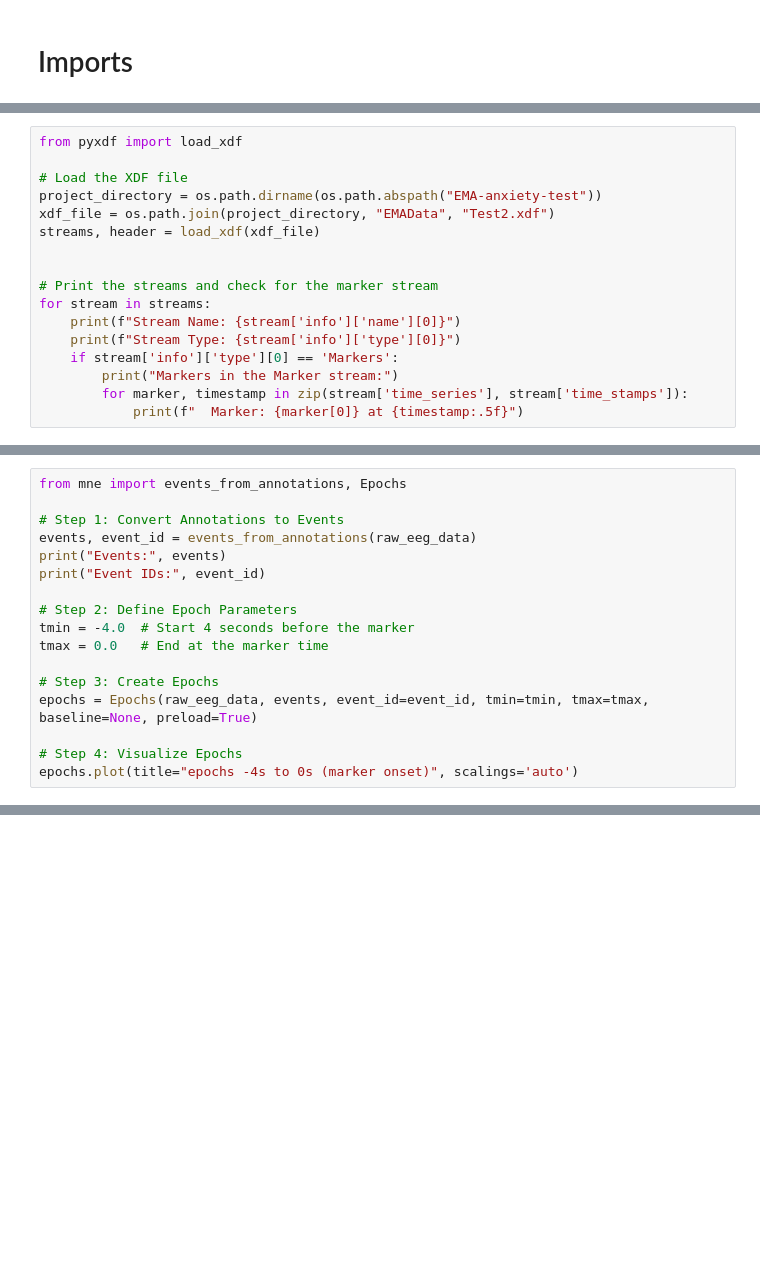
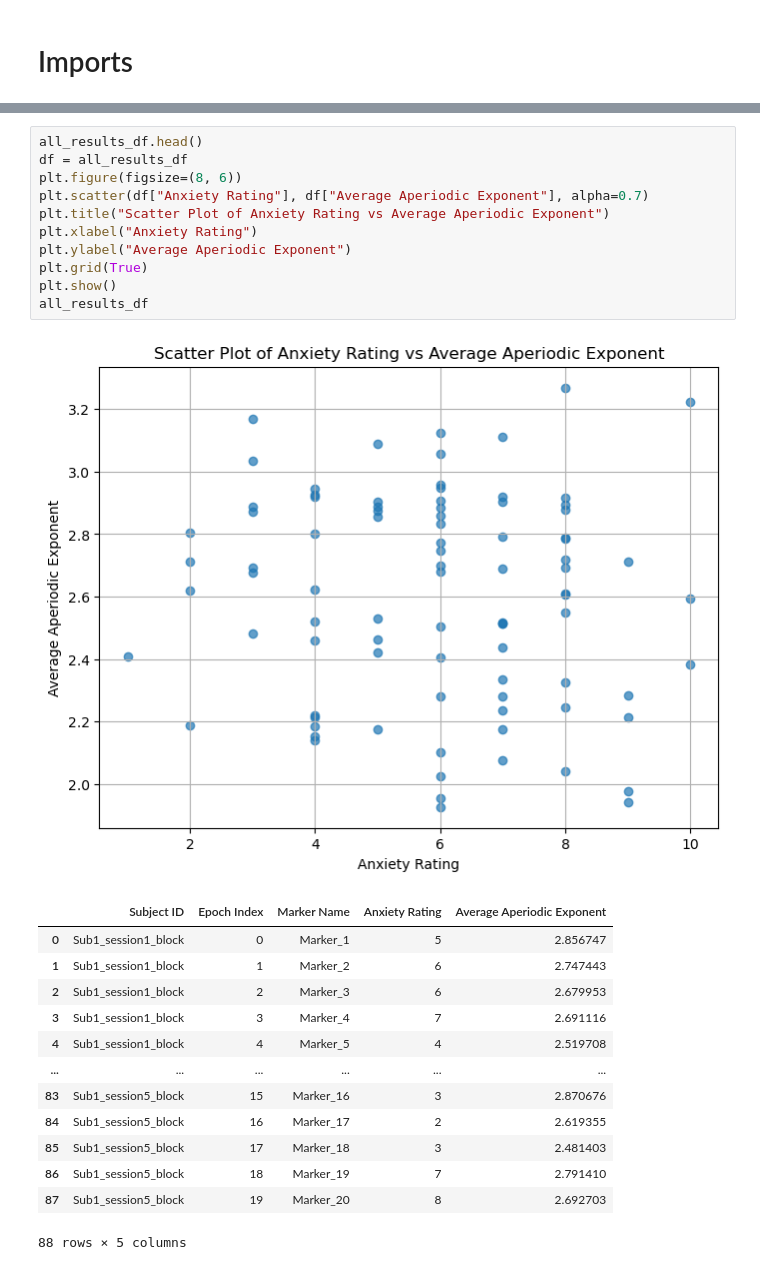
Before and after one commit to jaketear1/testing_learning, a Jupyter notebook: git-test/EMA-anxiety.ipynb, the cells around one changed output, grey strips where cells are left out. Drawn from its saved outputs; the diff is of its cells as text; blank space fills up the shorter version.

```diff
--- a/git-test/EMA-anxiety.ipynb
+++ b/git-test/EMA-anxiety.ipynb
@@ -591,17 +2,0 @@ Sent update tied to marker: {"marker update": "Marker_2", "user input": 10}
-# %%
-from pyxdf import load_xdf
-
-# Load the XDF file
-project_directory = os.path.dirname(os.path.abspath("EMA-anxiety-test"))
-xdf_file = os.path.join(project_directory, "EMAData", "Test2.xdf")
-streams, header = load_xdf(xdf_file)
-
-
-# Print the streams and check for the marker stream
-for stream in streams:
-    print(f"Stream Name: {stream['info']['name'][0]}")
-    print(f"Stream Type: {stream['info']['type'][0]}")
-    if stream['info']['type'][0] == 'Markers':
-        print("Markers in the Marker stream:")
-        for marker, timestamp in zip(stream['time_series'], stream['time_stamps']):
-            print(f"  Marker: {marker[0]} at {timestamp:.5f}")
@@ -682,17 +2,0 @@ Ready.
-# %%
-from mne import events_from_annotations, Epochs
-
-# Step 1: Convert Annotations to Events
-events, event_id = events_from_annotations(raw_eeg_data)
-print("Events:", events)
-print("Event IDs:", event_id)
-
-# Step 2: Define Epoch Parameters
-tmin = -4.0  # Start 4 seconds before the marker
-tmax = 0.0   # End at the marker time
-
-# Step 3: Create Epochs
-epochs = Epochs(raw_eeg_data, events, event_id=event_id, tmin=tmin, tmax=tmax, baseline=None, preload=True)
-
-# Step 4: Visualize Epochs
-epochs.plot(title="epochs -4s to 0s (marker onset)", scalings='auto')
@@ -719,0 +369,26 @@ none
+# %%
+all_results_df.head()
+df = all_results_df
+plt.figure(figsize=(8, 6))
+plt.scatter(df["Anxiety Rating"], df["Average Aperiodic Exponent"], alpha=0.7)
+plt.title("Scatter Plot of Anxiety Rating vs Average Aperiodic Exponent")
+plt.xlabel("Anxiety Rating")
+plt.ylabel("Average Aperiodic Exponent")
+plt.grid(True)
+plt.show()
+all_results_df
+# %% [output]
+[figure, added]
+|  | Subject ID | Epoch Index | Marker Name | Anxiety Rating | Average Aperiodic Exponent |
+| 0 | Sub1_session1_block | 0 | Marker_1 | 5 | 2.856747 |
+| 1 | Sub1_session1_block | 1 | Marker_2 | 6 | 2.747443 |
+| 2 | Sub1_session1_block | 2 | Marker_3 | 6 | 2.679953 |
+| 3 | Sub1_session1_block | 3 | Marker_4 | 7 | 2.691116 |
+| 4 | Sub1_session1_block | 4 | Marker_5 | 4 | 2.519708 |
+| ... | ... | ... | ... | ... | ... |
+| 83 | Sub1_session5_block | 15 | Marker_16 | 3 | 2.870676 |
+| 84 | Sub1_session5_block | 16 | Marker_17 | 2 | 2.619355 |
+| 85 | Sub1_session5_block | 17 | Marker_18 | 3 | 2.481403 |
+| 86 | Sub1_session5_block | 18 | Marker_19 | 7 | 2.791410 |
+| 87 | Sub1_session5_block | 19 | Marker_20 | 8 | 2.692703 |
+88 rows × 5 columns
```
Also changed, not shown: parts of 51 cells of this notebook.
